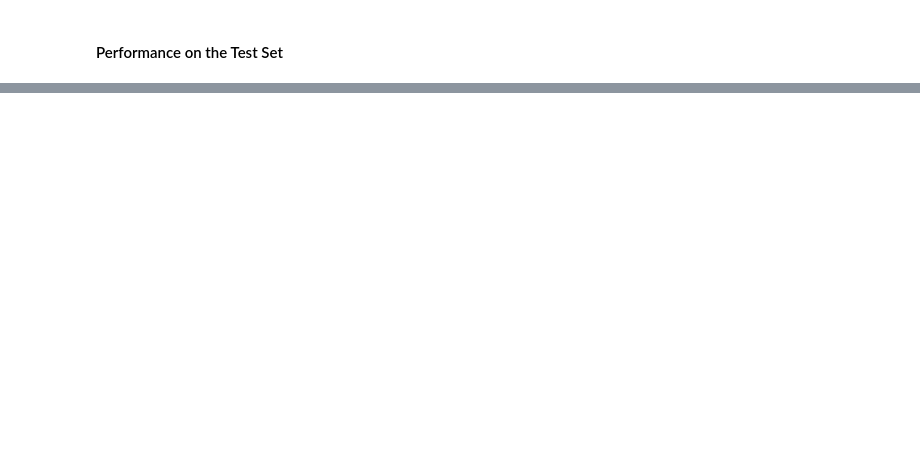
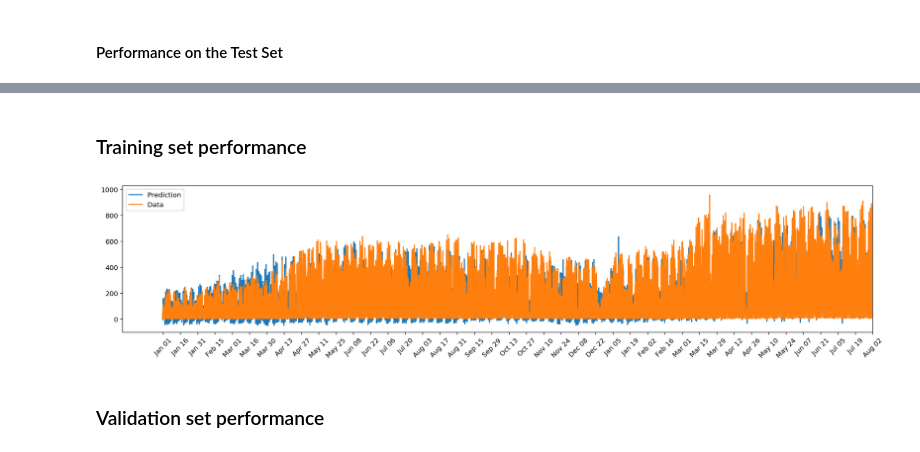
Before and after one commit to tnkarthik/bike-share-prediction, a Jupyter notebook: Your_first_neural_network.ipynb, the cells around one changed output, grey strips where cells are left out. Drawn from its saved outputs; the diff is of its cells as text; code cells hidden in the pictures; blank space fills up the shorter version.

```diff
--- a/Your_first_neural_network.ipynb
+++ b/Your_first_neural_network.ipynb
@@ -411,0 +529,20 @@ Answer these questions about your results. How well does the model predict the d
+# %% [markdown]
+ ### Training set performance
+# %%
+fig, ax = plt.subplots(figsize=(20,4))
+
+mean, std = scaled_features['cnt']
+predictions = network.run(train_features).T*std + mean
+ax.plot(predictions[0], label='Prediction')
+ax.plot((train_targets['cnt']*std + mean).values, label='Data')
+ax.set_xlim(right=len(predictions))
+ax.legend()
+
+dates = pd.to_datetime(rides.ix[data[:-60*24].index]['dteday'])
+dates = dates.apply(lambda d: d.strftime('%b %d'))
+ax.set_xticks(np.arange(len(dates[:-60*24]))[12::24*14])
+_ = ax.set_xticklabels(dates[12::24*14], rotation=45)
+# %% [output]
+[figure, added]
+# %% [markdown]
+ ### Validation set performance
```
Also changed, not shown: parts of 22 cells of this notebook.
